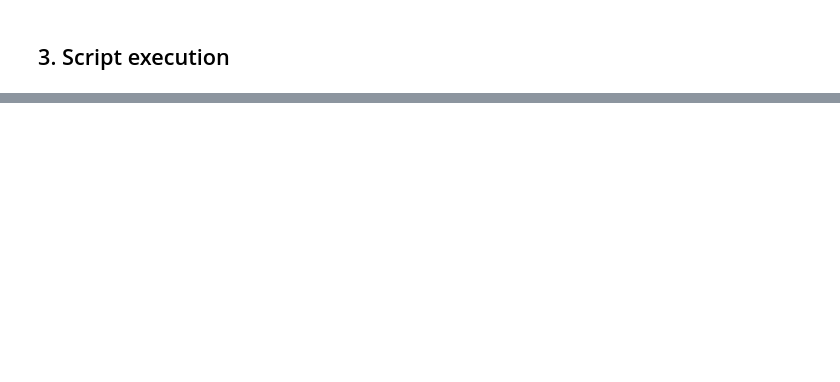
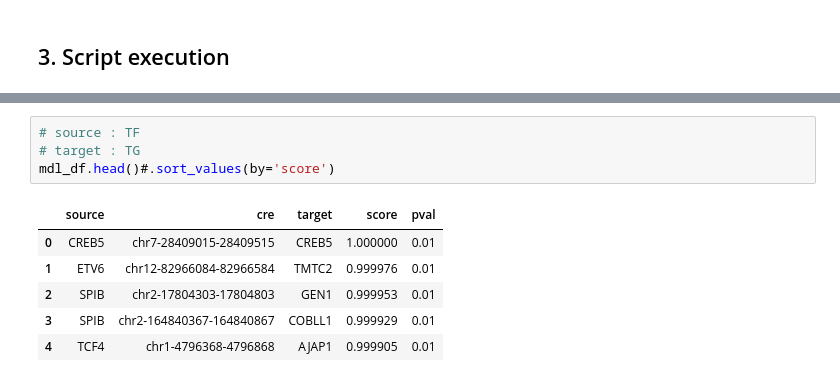
Before and after one commit to emvg/greta, a Jupyter notebook: notes_scenic+/notes_scenicplus.ipynb, the cells around one changed output, grey strips where cells are left out. Drawn from its saved outputs; the diff is of its cells as text; blank space fills up the shorter version.

```diff
--- a/notes_scenic+/notes_scenicplus.ipynb
+++ b/notes_scenic+/notes_scenicplus.ipynb
@@ -213,0 +515,11 @@ We now have all the inputs ready, we can run the main script `workflow/scripts/m
+# %%
+# source : TF
+# target : TG
+mdl_df.head()#.sort_values(by='score')
+# %% [output]
+|  | source | cre | target | score | pval |
+| 0 | CREB5 | chr7-28409015-28409515 | CREB5 | 1.000000 | 0.01 |
+| 1 | ETV6 | chr12-82966084-82966584 | TMTC2 | 0.999976 | 0.01 |
+| 2 | SPIB | chr2-17804303-17804803 | GEN1 | 0.999953 | 0.01 |
+| 3 | SPIB | chr2-164840367-164840867 | COBLL1 | 0.999929 | 0.01 |
+| 4 | TCF4 | chr1-4796368-4796868 | AJAP1 | 0.999905 | 0.01 |
```
Also changed, not shown: parts of 50 cells of this notebook.
